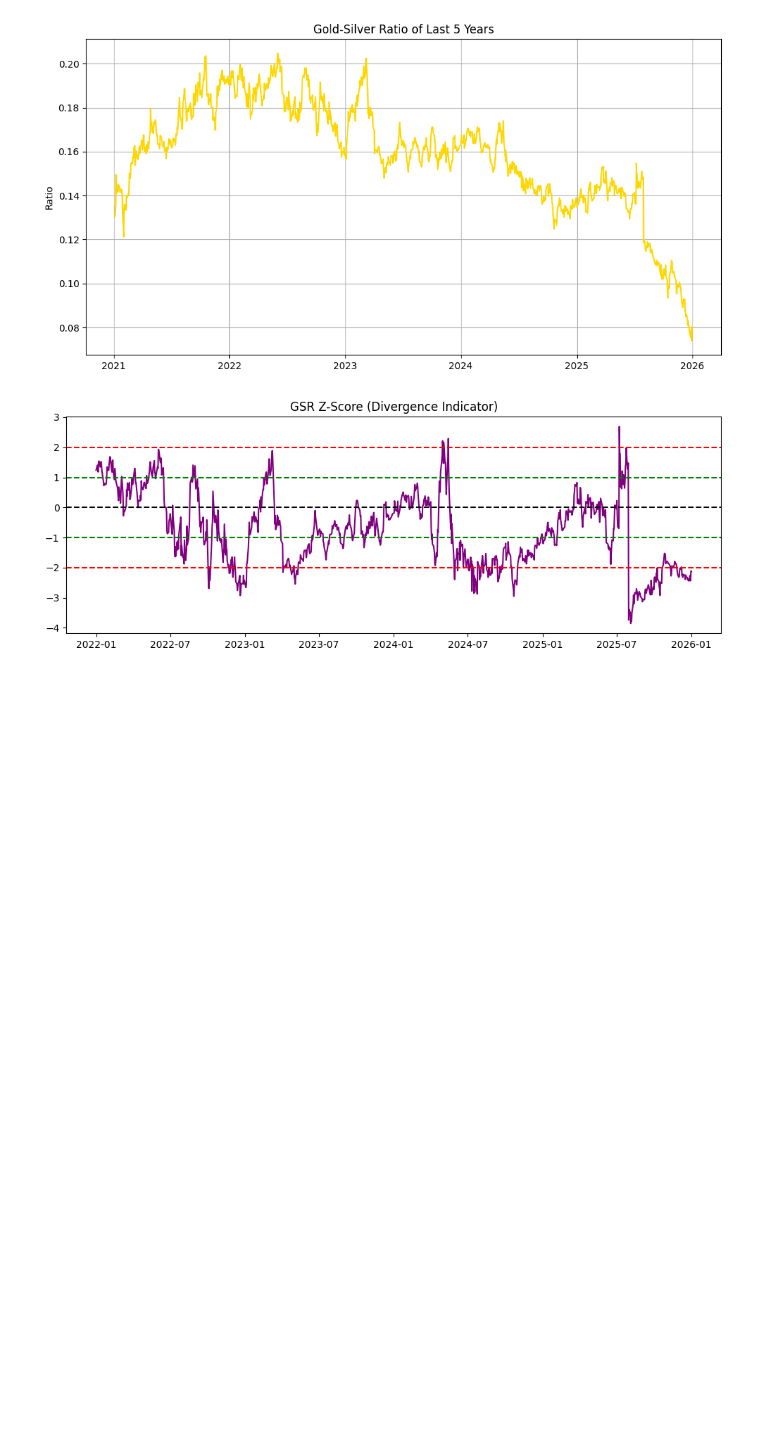
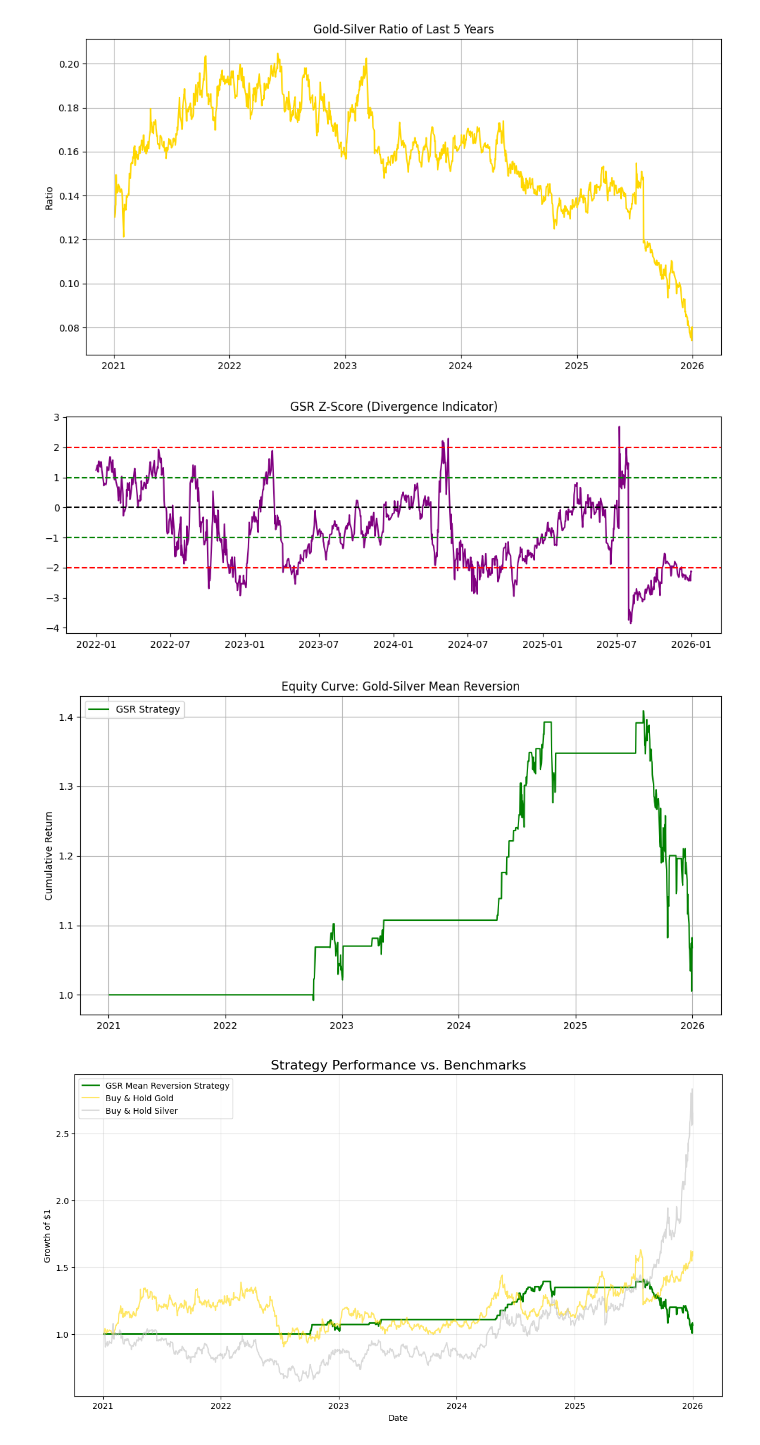
Before and after one commit to mikailrizvi/Metal-Divergence-Analysis, a Jupyter notebook: notebooks/01EA.ipynb, the cells around one changed output. Cells and saved outputs as stored; diff of their text form; code cells hidden in the pictures; blank space fills up the shorter version.

Commit message:
added some backtest and found market shift, saw underperformance in strategy with Z-score analysis

```diff
--- a/notebooks/01EA.ipynb
+++ b/notebooks/01EA.ipynb
@@ -43,3 +43,56 @@ plt.title('GSR Z-Score (Divergence Indicator)')
 plt.show()
 # %% [output]
 [figure]
+# %%
+# Define Positions
+# We stay in a trade until the Z-Score returns to 0 (Mean Reversion)
+df['Signal'] = 0
+df.loc[df['Z_Score'] > 2, 'Signal'] = -1  # Short the Ratio
+df.loc[df['Z_Score'] < -2, 'Signal'] = 1   # Long the Ratio
+
+# Smooth the signals and avoid flickering trades
+# use .ffill() to stay in the position until the exit condition (0) is met
+df['Position'] = df['Signal'].shift(1) # Shift by 1 to avoid Look-Ahead Bias
+
+# Calculate Returns
+# Strategy Return = Position * (Gold Return - Silver Return)
+df['Gold_Ret'] = df['Gold'].pct_change()
+df['Silver_Ret'] = df['Silver'].pct_change()
+df['Strategy_Ret'] = df['Position'] * (df['Gold_Ret'] - df['Silver_Ret'])
+
+# Cumulative Returns
+df['Cum_Strategy_Ret'] = (1 + df['Strategy_Ret'].fillna(0)).cumprod()
+
+# Plot the Equity Curve
+plt.figure(figsize=(12, 6))
+plt.plot(df['Cum_Strategy_Ret'], label='GSR Strategy', color='green')
+plt.title('Equity Curve: Gold-Silver Mean Reversion')
+plt.ylabel('Cumulative Return')
+plt.grid(True)
+plt.legend()
+plt.show()
+
+# 1. Calculate Benchmark Returns (Buy & Hold)
+df['Cum_Gold_Ret'] = (1 + df['Gold_Ret'].fillna(0)).cumprod()
+df['Cum_Silver_Ret'] = (1 + df['Silver_Ret'].fillna(0)).cumprod()
+
+# 2. Plot everything together
+plt.figure(figsize=(14, 7))
+
+# Plot our Strategy
+plt.plot(df['Cum_Strategy_Ret'], label='GSR Mean Reversion Strategy', color='green', linewidth=2)
+
+# Plot Benchmarks
+plt.plot(df['Cum_Gold_Ret'], label='Buy & Hold Gold', color='gold', alpha=0.6, linestyle='-')
+plt.plot(df['Cum_Silver_Ret'], label='Buy & Hold Silver', color='silver', alpha=0.6, linestyle='-')
+
+# Formatting
+plt.title('Strategy Performance vs. Benchmarks', fontsize=16)
+plt.xlabel('Date')
+plt.ylabel('Growth of $1')
+plt.legend()
+plt.grid(True, alpha=0.3)
+plt.show()
+# %% [output]
+[figure, added]
+[figure, added]
```
